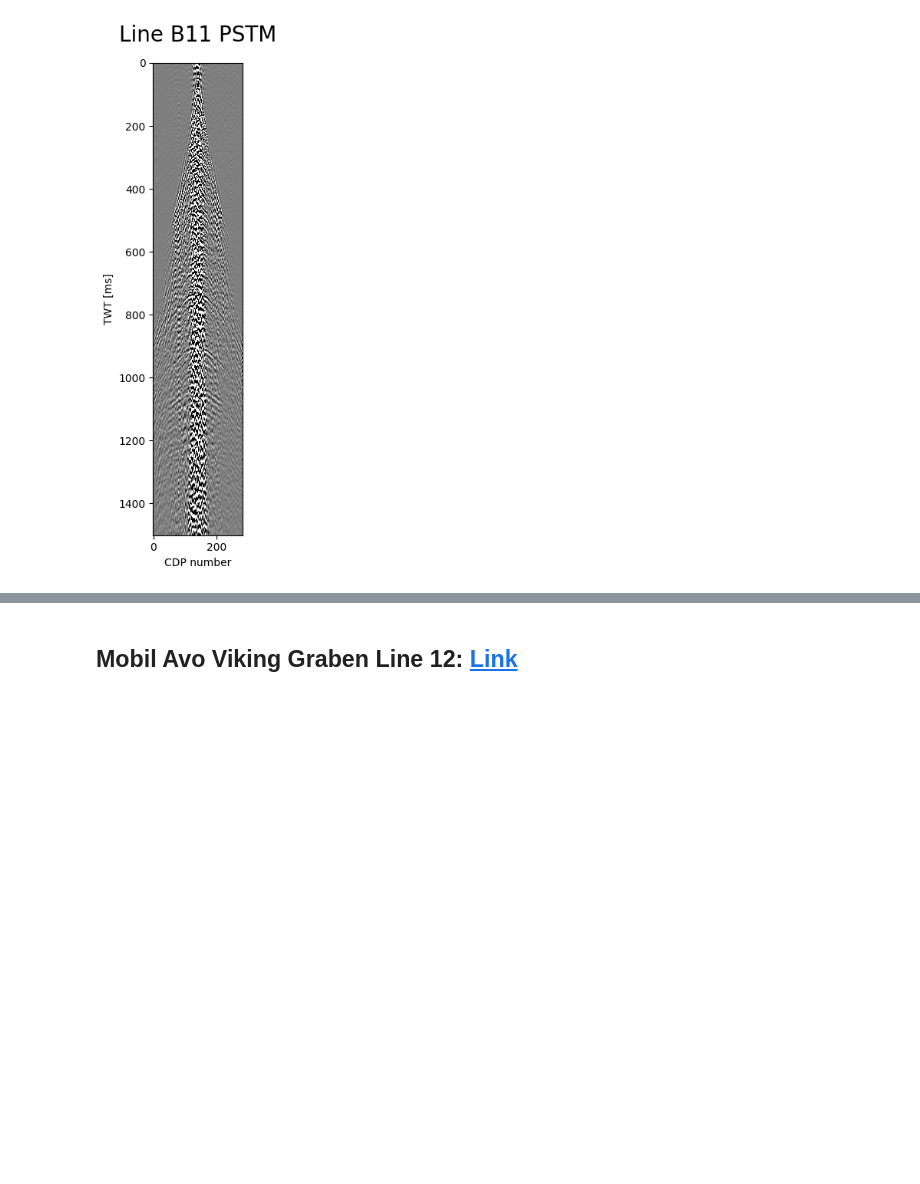
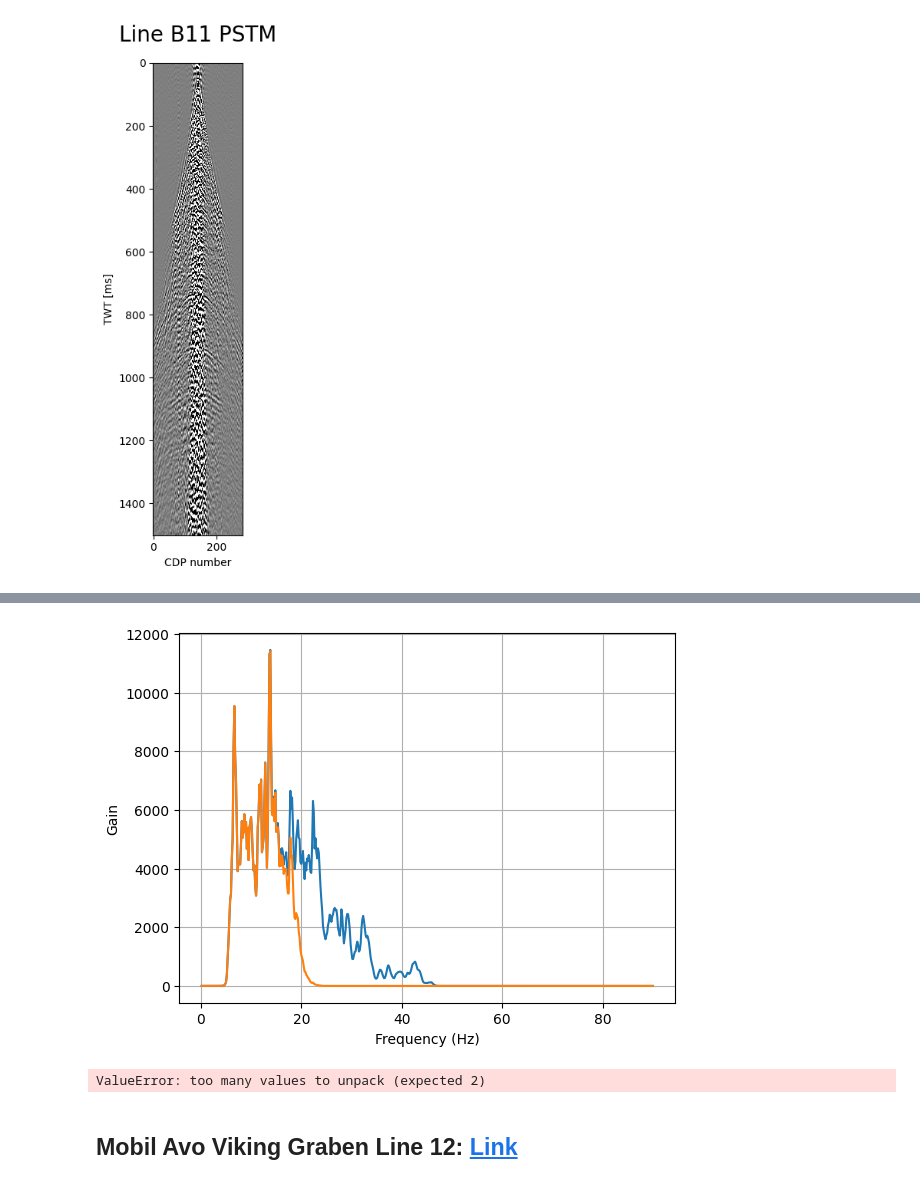
Before and after one commit to ovcharenkoo/eage_hpc_hackathon_2024, a Jupyter notebook: how_to_open_seismic_data.ipynb, the cells around one changed output, grey strips where cells are left out. Cells and saved outputs as stored; diff of their text form; code cells hidden in the pictures; blank space fills up the shorter version.

```diff
--- a/how_to_open_seismic_data.ipynb
+++ b/how_to_open_seismic_data.ipynb
@@ -198,3 +212,13 @@ nrms: 0.13255080580711365       [0 <- best]
+# %%
+fig, ax = plt.subplots(1, 1)
+plot_spectrum(shot, dt, ax=ax, fmax=vfmax)
+plot_spectrum(shot_bp, dt, ax=ax, fmax=vfmax)
+# %% [output]
+[figure, added]
+# %%
+data_bp = bandpass(data, fhi=20, dt=dt, order=8, btype='low', verbose=0)
+# %% [output]
+ValueError: too many values to unpack (expected 2)
 # %% [markdown]
 ## Mobil Avo Viking Graben Line 12: [Link](https://wiki.seg.org/wiki/Mobil_AVO_viking_graben_line_12)
 # %% [markdown]
```
Also changed, not shown: parts of 13 cells of this notebook, 3 other files.
